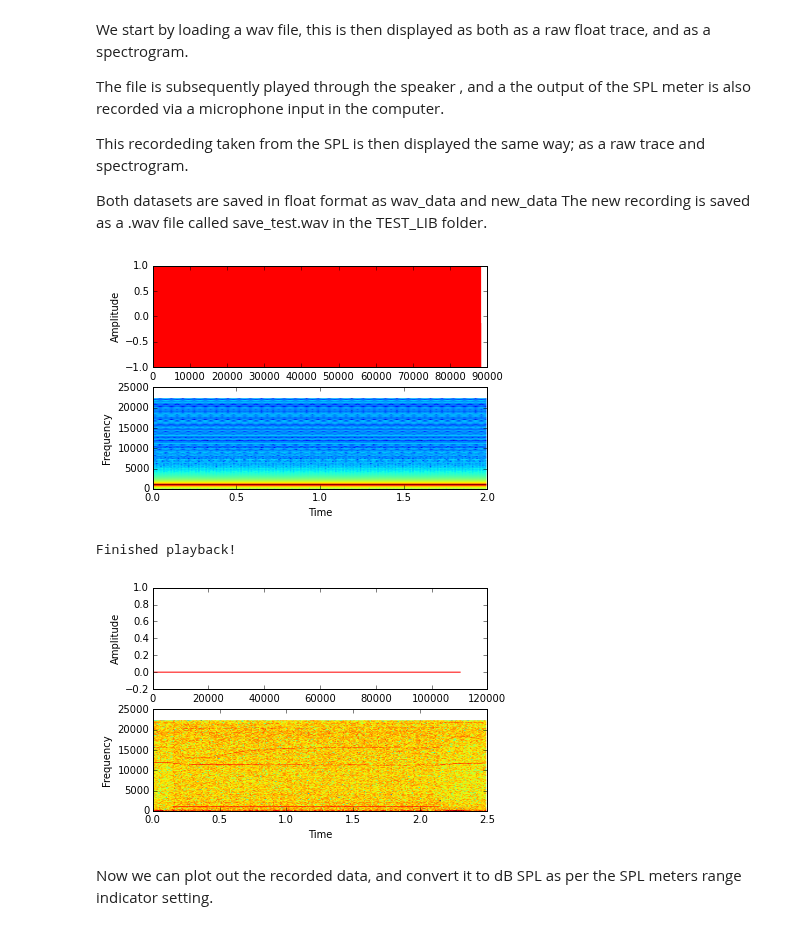
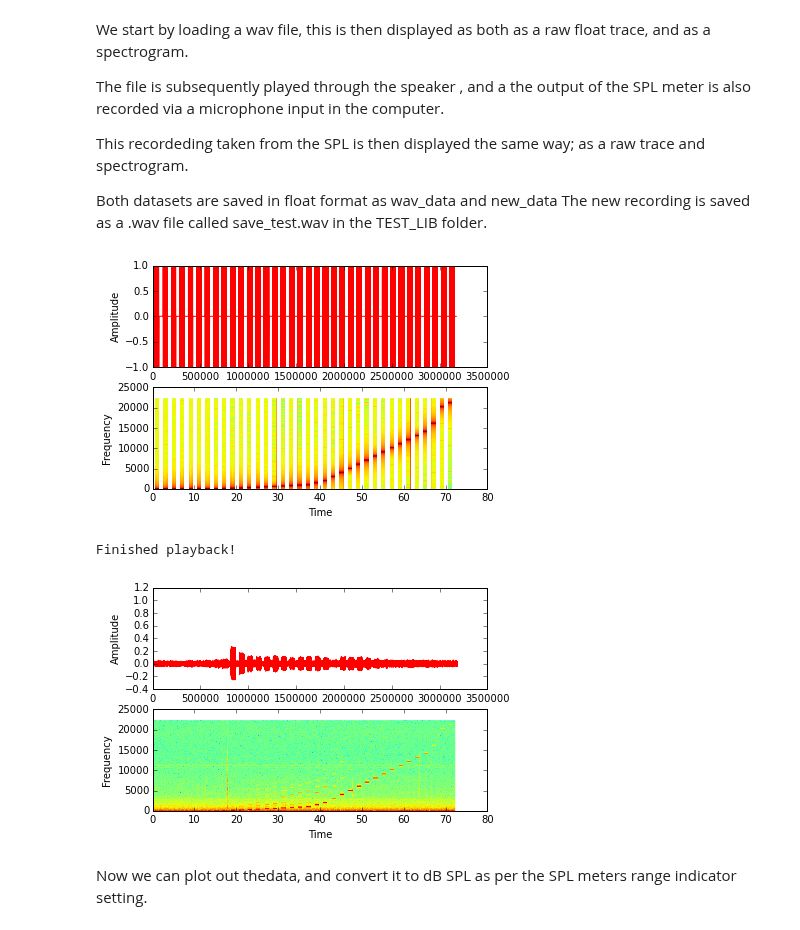
Before and after one commit to BirdMI-UniversityofAuckland/MichaelSandbox, a Jupyter notebook: MicSpeakerPro/SPL_meter_testing.ipynb, the cells around one changed output. Saved outputs shown, nothing was run; the diff lists cells and outputs as text; code cells hidden in the pictures.

```diff
--- a/MicSpeakerPro/SPL_meter_testing.ipynb
+++ b/MicSpeakerPro/SPL_meter_testing.ipynb
@@ -54,33 +54,36 @@ This recordeding taken from the SPL is then displayed the same way; as a raw tra
 Both datasets are saved in float format as wav_data and new_data
 The new recording is saved as a .wav file called save_test.wav in the TEST_LIB folder.
 # %%
+
+
 #Load the .wav file
-fs , wav_data_raw = wav.read(working_directory + 'TEST_LIB\\sound_1000.wav')
+fs , wav_data_raw = wav.read(working_directory + 'TEST_LIB\\sound_alltones.wav')
 # Convert to float 32, from int 16 pcm
 wav_data = pcm2float(wav_data_raw, dtype ='float64')
+
 
 # Plot what we are about to play
 quick_view_sound(wav_data)
 
 # Play the data, and record it too, return the recorded data
-new_data = pass_through_hardware(wav_data, window = 128)
+new_data = pass_through_hardware(wav_data, window = 512)
 
 # Convert to PCM to save
 new_data_pcm = float2pcm(new_data, dtype ='int16')
 
 wav.write(working_directory + 'TEST_LIB\\save_test.wav', 44100, new_data_pcm)
 
 print "Finished playback!"
 
 # Plot the recorded data, to see what it looks like.
 quick_view_sound(new_data)
 
 #plt.psd(wav_data, Fs = 44100, NFFT = 512)
 #plt.psd(new_data_float, Fs = 44100, NFFT = 512)
 #plt.show()
 # %% [output]
-[figure, old version]
+[figure, new version]
 Finished playback!
-[figure, old version]
+[figure, new version]
 # %% [markdown]
-Now we can plot out the recorded data, and convert it to dB SPL as per the SPL meters range indicator setting.
+Now we can plot out thedata, and convert it to dB SPL as per the SPL meters range indicator setting.
```
Also changed, not shown: parts of 12 cells of this notebook.
